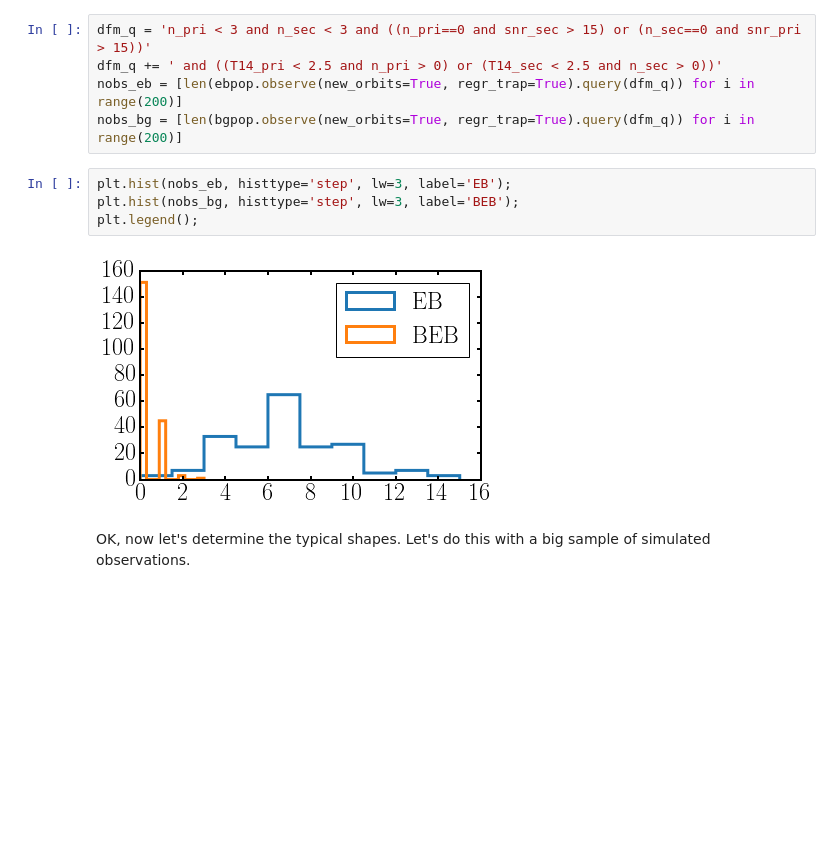
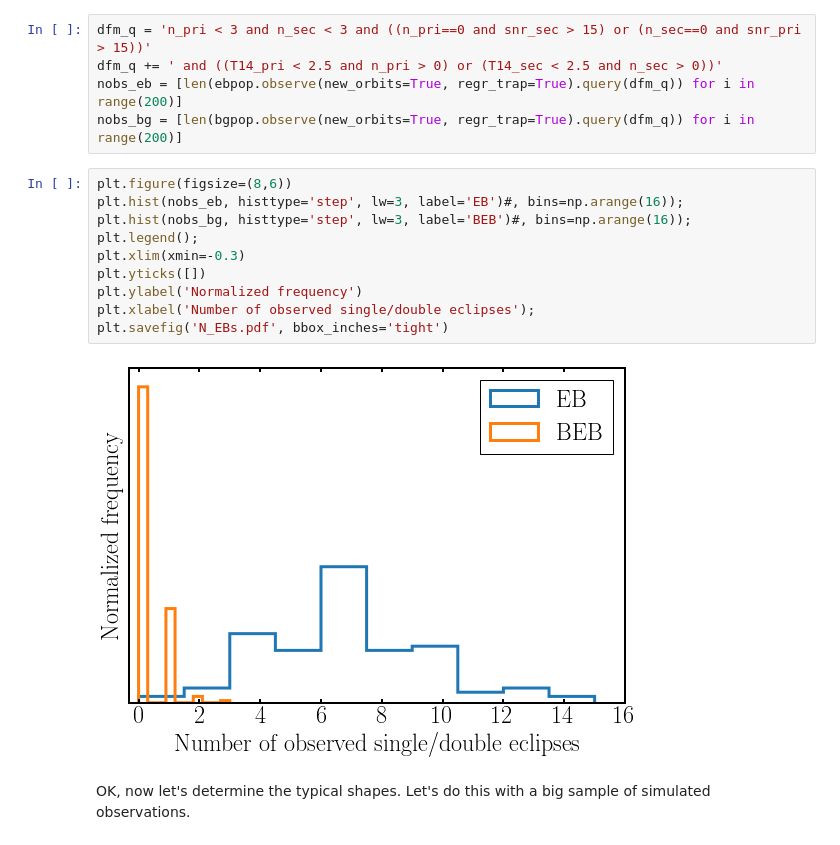
Before and after one commit to dfm/peerless, a Jupyter notebook: prediction/prediction.ipynb, the cells around one changed output. Cells and saved outputs as stored; diff of their text form; blank space fills up the shorter version.

Commit message:
figures made and added

```diff
--- a/prediction/prediction.ipynb
+++ b/prediction/prediction.ipynb
@@ -134,11 +136,17 @@ dfm_q += ' and ((T14_pri < 2.5 and n_pri > 0) or (T14_sec < 2.5 and n_sec > 0))'
 nobs_eb = [len(ebpop.observe(new_orbits=True, regr_trap=True).query(dfm_q)) for i in range(200)]
 nobs_bg = [len(bgpop.observe(new_orbits=True, regr_trap=True).query(dfm_q)) for i in range(200)]
 # %%
-plt.hist(nobs_eb, histtype='step', lw=3, label='EB');
-plt.hist(nobs_bg, histtype='step', lw=3, label='BEB');
+plt.figure(figsize=(8,6))
+plt.hist(nobs_eb, histtype='step', lw=3, label='EB')#, bins=np.arange(16));
+plt.hist(nobs_bg, histtype='step', lw=3, label='BEB')#, bins=np.arange(16));
 plt.legend();
+plt.xlim(xmin=-0.3)
+plt.yticks([])
+plt.ylabel('Normalized frequency')
+plt.xlabel('Number of observed single/double eclipses');
+plt.savefig('N_EBs.pdf', bbox_inches='tight')
 # %% [output]
-[figure, old version]
+[figure, new version]
 # %% [markdown]
 OK, now let's determine the typical shapes.  Let's do this with a big sample of simulated observations.
 # %%
```
Also changed, not shown: parts of 5 cells of this notebook, 2 other files.
